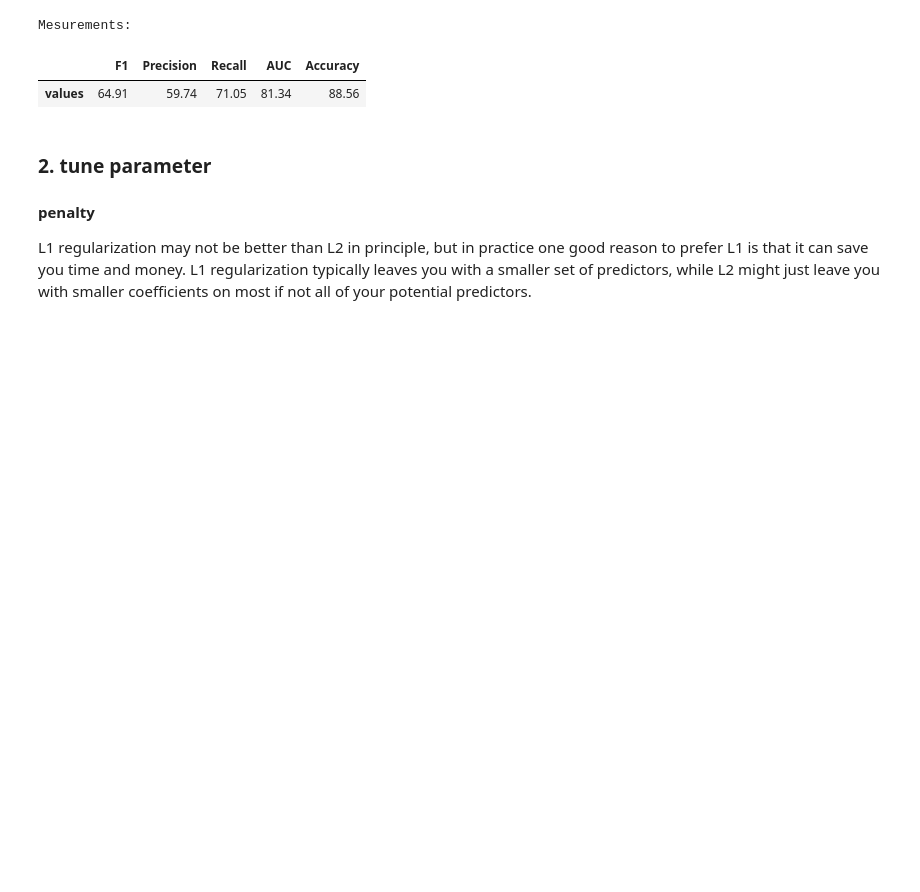
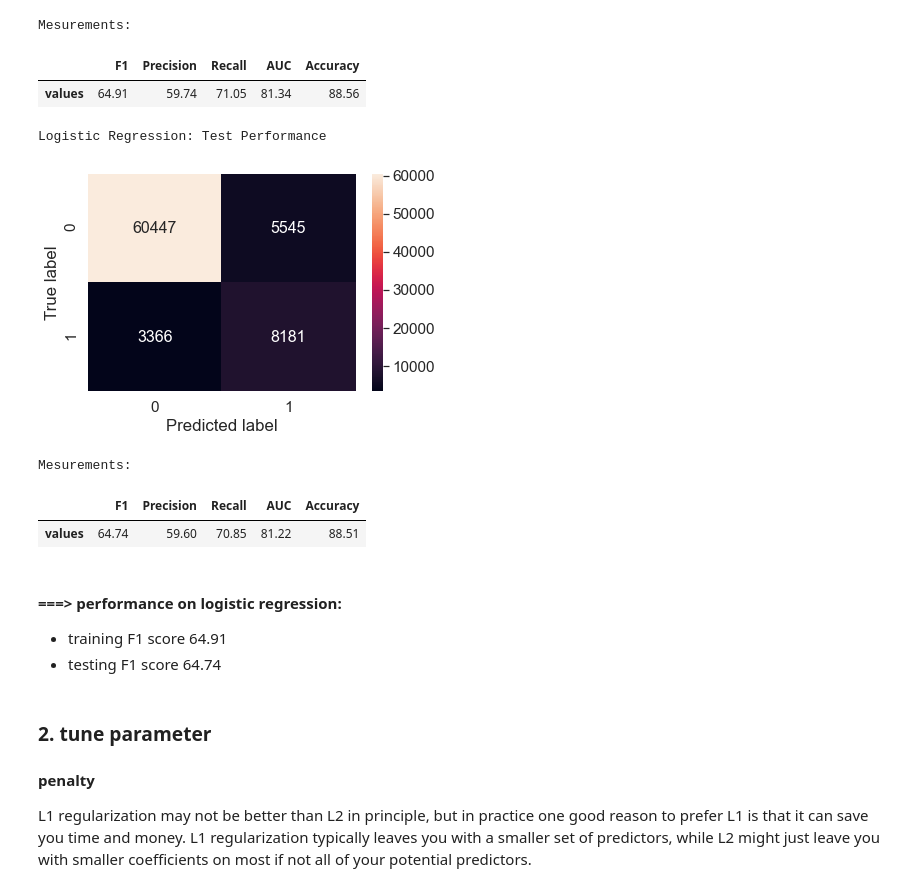
Before and after one commit to JqKOU/Other_Project, a Jupyter notebook: 00 [Python_Binary_Classification] Lending Club Risk Loan Prediction/1_Modeling on imbalanced dataset.ipynb, the cells around one changed output. Cells and saved outputs as stored; diff of their text form; code cells hidden in the pictures; blank space fills up the shorter version.

```diff
--- a/00 [Python_Binary_Classification] Lending Club Risk Loan Prediction/1_Modeling on imbalanced dataset.ipynb
+++ b/00 [Python_Binary_Classification] Lending Club Risk Loan Prediction/1_Modeling on imbalanced dataset.ipynb
@@ -172,6 +174,22 @@ Logistic Regression: Train Performance
 Mesurements:
 |  | F1 | Precision | Recall | AUC | Accuracy |
 | values | 64.91 | 59.74 | 71.05 | 81.34 | 88.56 |
+# %%
+y_test_pred = lr.predict(X_test)
+
+plot_confusion_matrix(y_test_pred, y_test,
+                      'Logistic Regression: Test Performance')
+# %% [output]
+Logistic Regression: Test Performance
+[figure, added]
+Mesurements:
+|  | F1 | Precision | Recall | AUC | Accuracy |
+| values | 64.74 | 59.60 | 70.85 | 81.22 | 88.51 |
+# %% [markdown]
+#### ===> performance on logistic regression:
+
+* training F1 score 64.91
+* testing F1 score 64.74
 # %% [markdown]
 ### 2. tune parameter
 #### penalty
```
Also changed, not shown: parts of 15 cells of this notebook, 2 other files.
